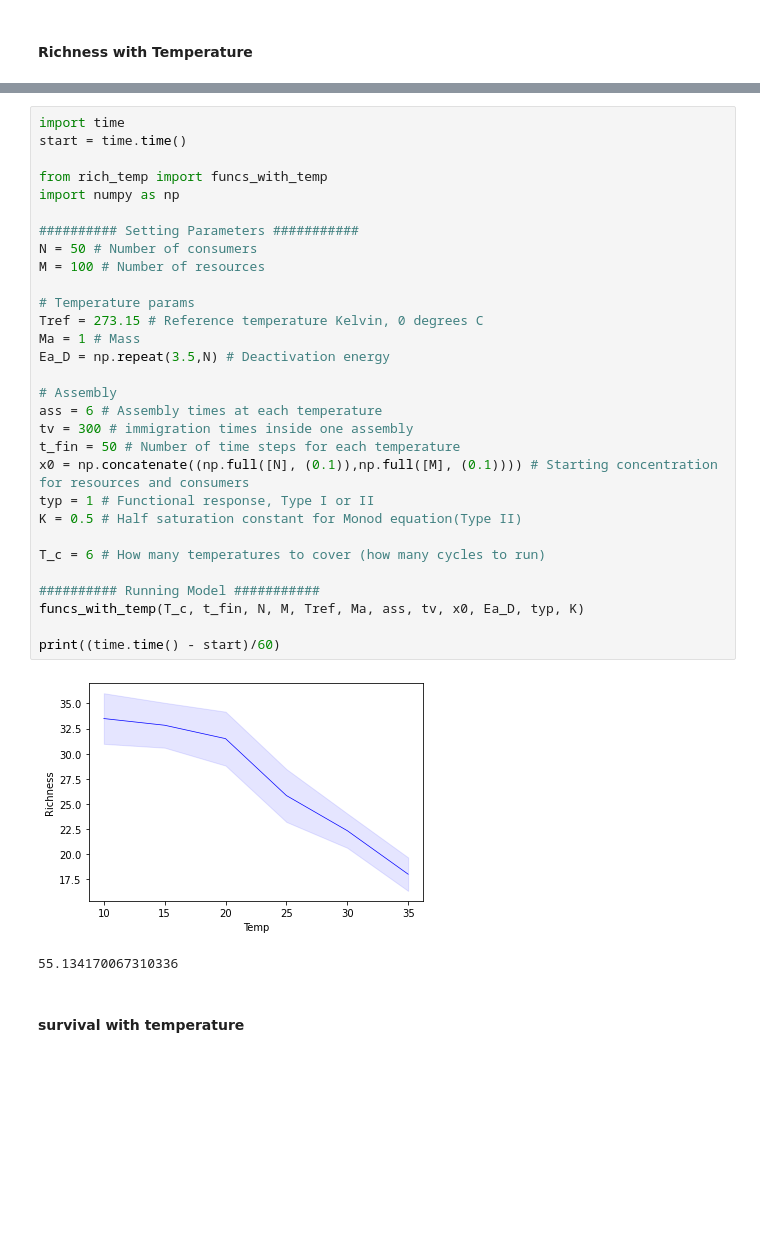
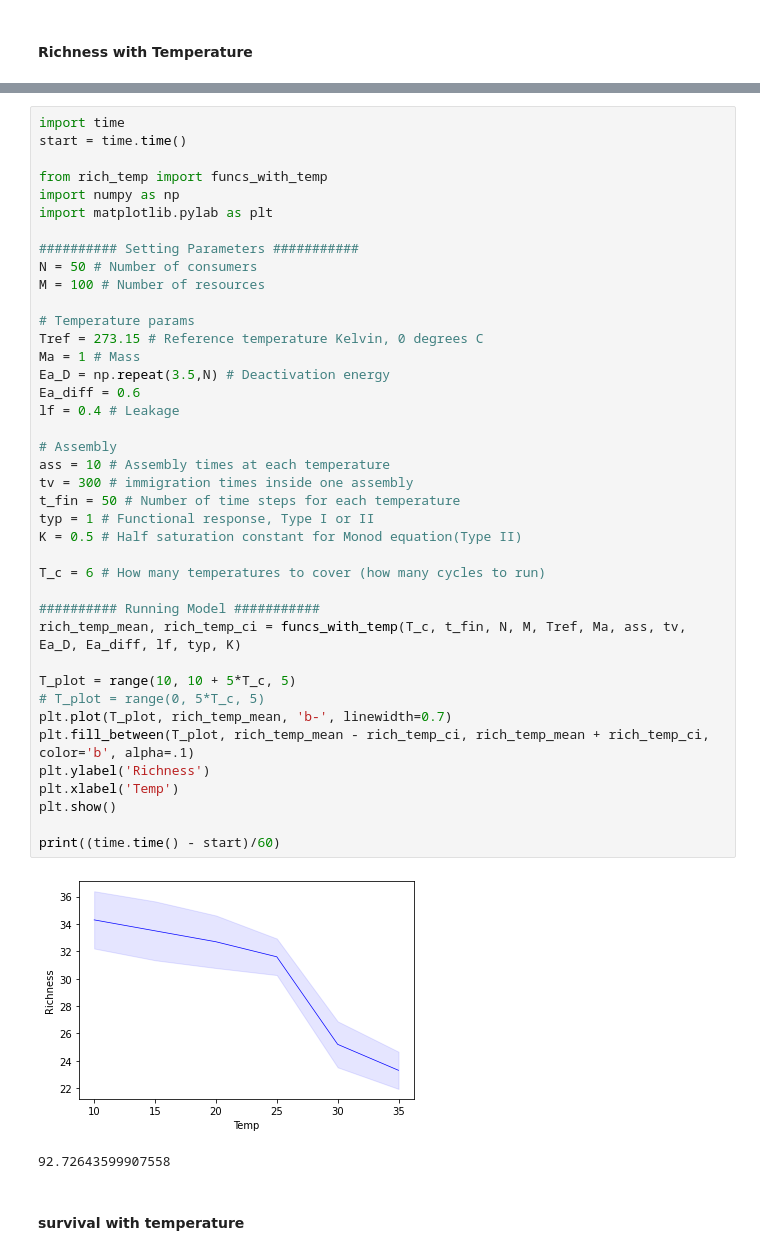
Before and after one commit to DaniDuan/CMEEProject, a Jupyter notebook: code/temp_microbial_CUE.ipynb, the cells around one changed output, grey strips where cells are left out. Cells and saved outputs as stored; diff of their text form; blank space fills up the shorter version.

```diff
--- a/code/temp_microbial_CUE.ipynb
+++ b/code/temp_microbial_CUE.ipynb
@@ -529,36 +660,46 @@ print((time.time() - start)/60)
 # %%
 import time
 start = time.time()
 
 from rich_temp import funcs_with_temp
 import numpy as np
+import matplotlib.pylab as plt
 
 ########## Setting Parameters ###########
 N = 50 # Number of consumers
 M = 100 # Number of resources
 
 # Temperature params
 Tref = 273.15 # Reference temperature Kelvin, 0 degrees C
 Ma = 1 # Mass
 Ea_D = np.repeat(3.5,N) # Deactivation energy
+Ea_diff = 0.6
+lf = 0.4 # Leakage
 
 # Assembly
-ass = 6 # Assembly times at each temperature
+ass = 10 # Assembly times at each temperature
 tv = 300 # immigration times inside one assembly
 t_fin = 50 # Number of time steps for each temperature
-x0 = np.concatenate((np.full([N], (0.1)),np.full([M], (0.1)))) # Starting concentration for resources and consumers
 typ = 1 # Functional response, Type I or II
 K = 0.5 # Half saturation constant for Monod equation(Type II)
 
 T_c = 6 # How many temperatures to cover (how many cycles to run)
 
 ########## Running Model ###########
-funcs_with_temp(T_c, t_fin, N, M, Tref, Ma, ass, tv, x0, Ea_D, typ, K)
+rich_temp_mean, rich_temp_ci = funcs_with_temp(T_c, t_fin, N, M, Tref, Ma, ass, tv, Ea_D, Ea_diff, lf, typ, K)
+
+T_plot = range(10, 10 + 5*T_c, 5)
+# T_plot = range(0, 5*T_c, 5)
+plt.plot(T_plot, rich_temp_mean, 'b-', linewidth=0.7)
+plt.fill_between(T_plot, rich_temp_mean - rich_temp_ci, rich_temp_mean + rich_temp_ci, color='b', alpha=.1)
+plt.ylabel('Richness')
+plt.xlabel('Temp')
+plt.show()
 
 print((time.time() - start)/60)
 # %% [output]
-[figure, old version]
+[figure, new version]
-55.134170067310336
+92.72643599907558
 # %% [markdown]
 #### survival with temperature
 # %%
```
Also changed, not shown: parts of 4 cells of this notebook, 9 other files.
